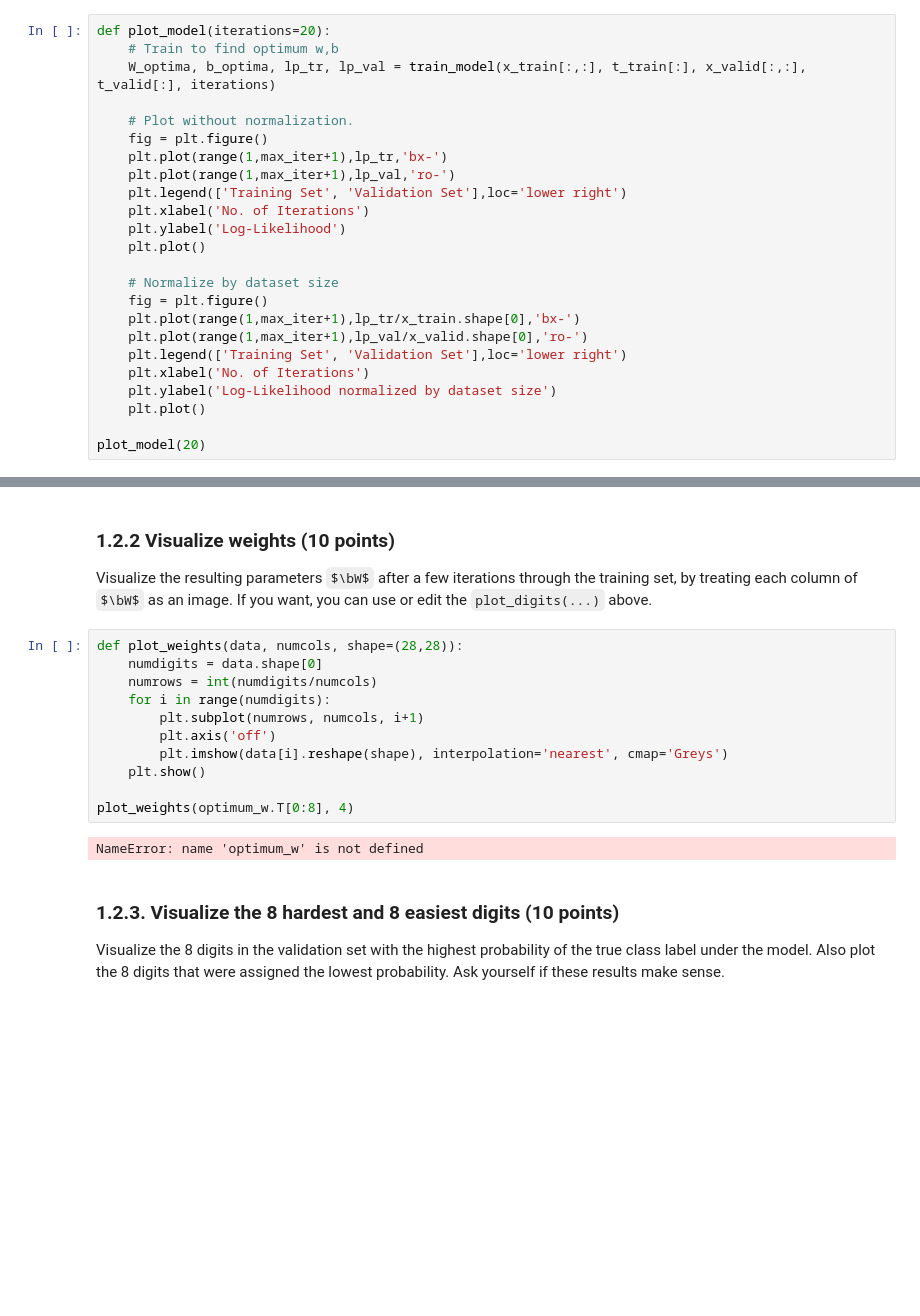
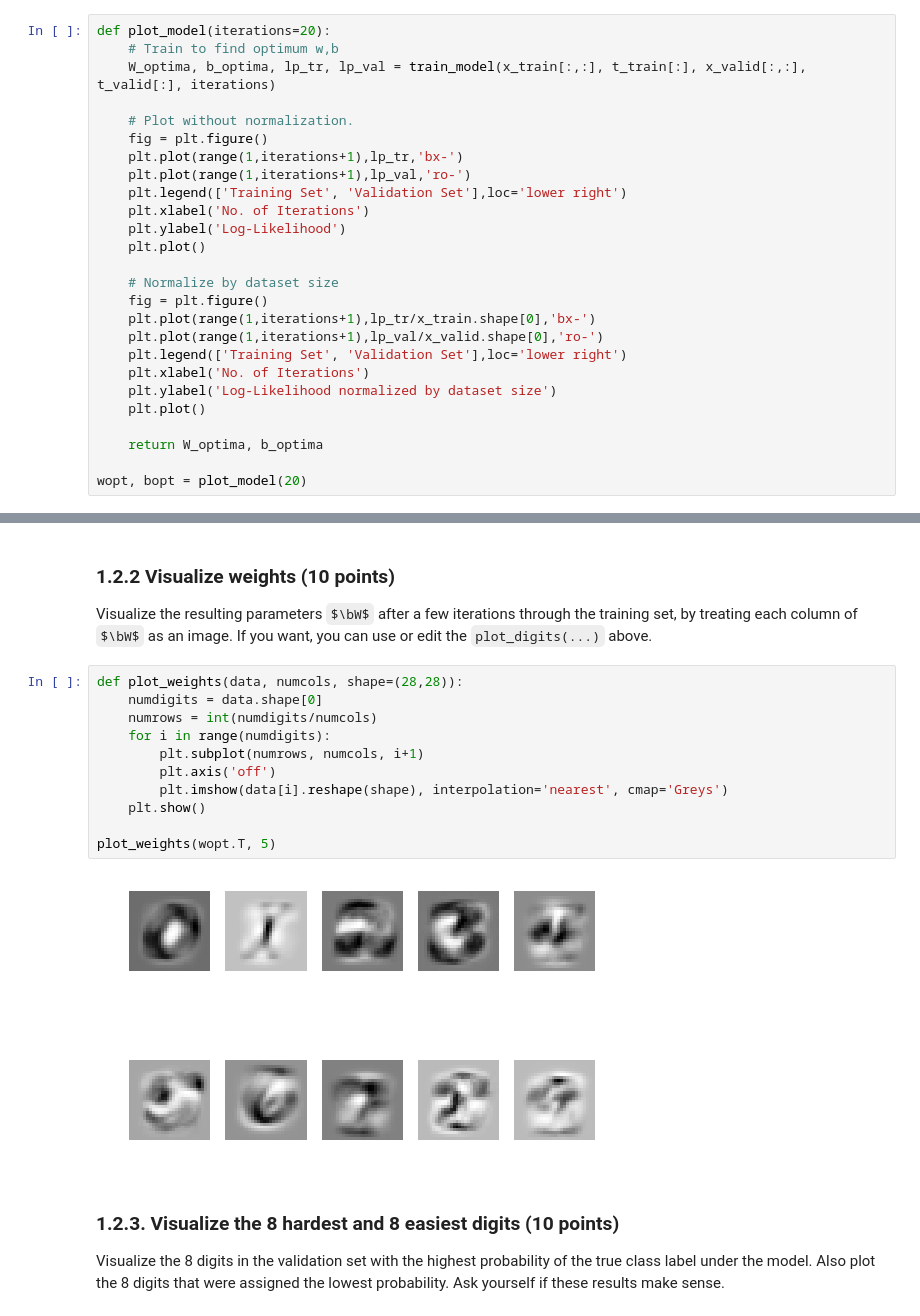
Before and after one commit to Vasileios-Charatsidis/machine_learning_1_labs, a Jupyter notebook: hw2/lab02_KIANFAR_MIRONENCO.ipynb, the cells around one changed output, grey strips where cells are left out. Saved outputs shown, nothing was run; the diff lists cells and outputs as text; some formulas as TeX source; blank space fills up the shorter version.

Commit message:
Weights and log-likelihood vizualizations completed

```diff
--- a/hw2/lab02_KIANFAR_MIRONENCO.ipynb
+++ b/hw2/lab02_KIANFAR_MIRONENCO.ipynb
@@ -324,8 +303,8 @@ def plot_model(iterations=20):
 
     # Plot without normalization.
     fig = plt.figure()
-    plt.plot(range(1,max_iter+1),lp_tr,'bx-')
-    plt.plot(range(1,max_iter+1),lp_val,'ro-')
+    plt.plot(range(1,iterations+1),lp_tr,'bx-')
+    plt.plot(range(1,iterations+1),lp_val,'ro-')
     plt.legend(['Training Set', 'Validation Set'],loc='lower right')
     plt.xlabel('No. of Iterations')
     plt.ylabel('Log-Likelihood')
@@ -333,12 +312,14 @@ def plot_model(iterations=20):
 
     # Normalize by dataset size
     fig = plt.figure()
-    plt.plot(range(1,max_iter+1),lp_tr/x_train.shape[0],'bx-')
-    plt.plot(range(1,max_iter+1),lp_val/x_valid.shape[0],'ro-')
+    plt.plot(range(1,iterations+1),lp_tr/x_train.shape[0],'bx-')
+    plt.plot(range(1,iterations+1),lp_val/x_valid.shape[0],'ro-')
     plt.legend(['Training Set', 'Validation Set'],loc='lower right')
     plt.xlabel('No. of Iterations')
     plt.ylabel('Log-Likelihood normalized by dataset size')
     plt.plot()
 
-plot_model(20)
+    return W_optima, b_optima
+
+wopt, bopt = plot_model(20)
 # %% [output]
@@ -351,16 +351,16 @@ Visualize the resulting parameters $\bW$ after a few iterations through the trai
 # %%
 def plot_weights(data, numcols, shape=(28,28)):
     numdigits = data.shape[0]
     numrows = int(numdigits/numcols)
     for i in range(numdigits):
         plt.subplot(numrows, numcols, i+1)
         plt.axis('off')
         plt.imshow(data[i].reshape(shape), interpolation='nearest', cmap='Greys')
     plt.show()
 
-plot_weights(optimum_w.T[0:8], 4)
+plot_weights(wopt.T, 5)
 # %% [output]
-NameError: name 'optimum_w' is not defined
+[figure, added]
 # %% [markdown]
 ### 1.2.3. Visualize the 8 hardest and 8 easiest digits (10 points)
 Visualize the 8 digits in the validation set with the highest probability of the true class label under the model.
```
Also changed, not shown: parts of 2 cells of this notebook.
